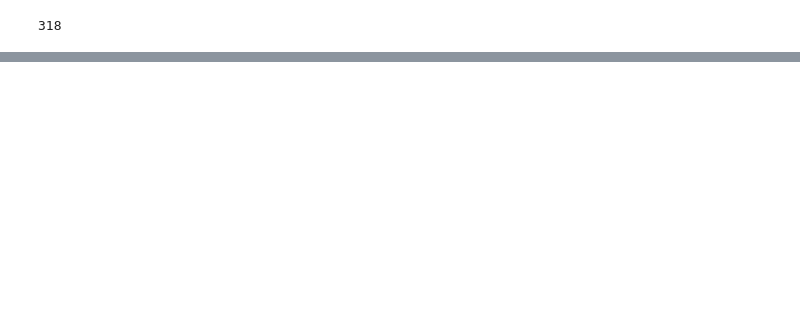
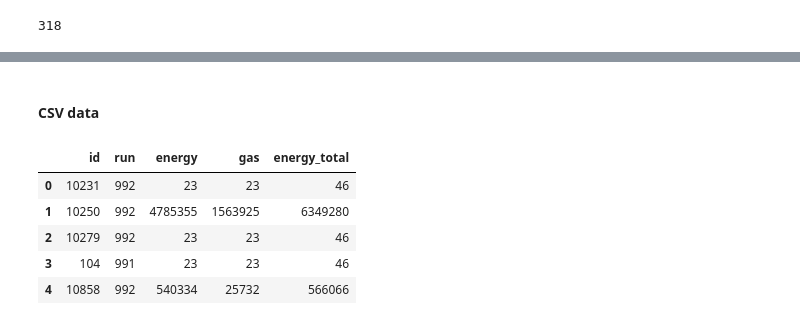
Before and after one commit to brilerner/SMC-2020, a Jupyter notebook: code/MORPH AREAS.ipynb, the cells around one changed output, grey strips where cells are left out. Saved outputs shown, nothing was run; the diff lists cells and outputs as text; code cells hidden in the pictures; blank space fills up the shorter version.

```diff
--- a/code/MORPH AREAS.ipynb
+++ b/code/MORPH AREAS.ipynb
@@ -138,0 +127,2 @@ for i in buildings_df.BLDGID:
+# %% [markdown]
+#### CSV data
@@ -138,0 +154,9 @@ for i in buildings_df.BLDGID:
+# %%
+cdf.head()
+# %% [output]
+|  | id | run | energy | gas | energy_total |
+| 0 | 10231 | 992 | 23 | 23 | 46 |
+| 1 | 10250 | 992 | 4785355 | 1563925 | 6349280 |
+| 2 | 10279 | 992 | 23 | 23 | 46 |
+| 3 | 104 | 991 | 23 | 23 | 46 |
+| 4 | 10858 | 992 | 540334 | 25732 | 566066 |
```
Also changed, not shown: parts of 21 cells of this notebook, 3 other files.
